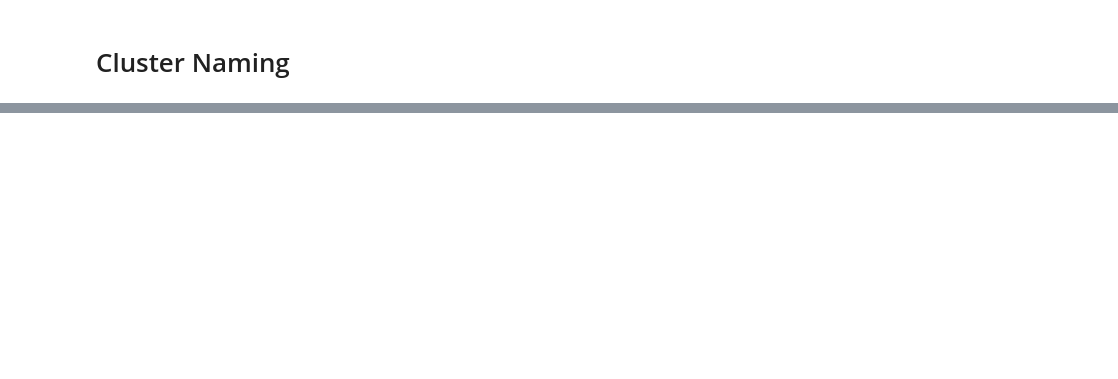
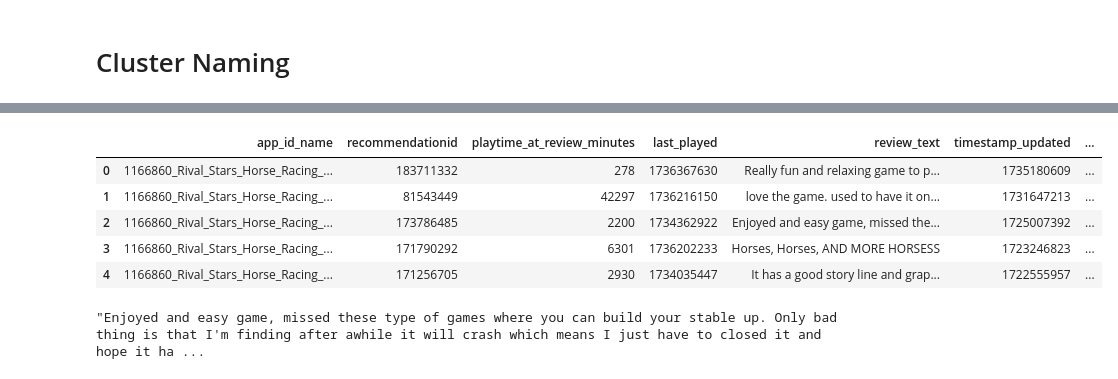
Before and after one commit to fb-pikpok/Cluster_Analysis, a Jupyter notebook: HRC.ipynb, the cells around one changed output, grey strips where cells are left out. Saved outputs shown, nothing was run; the diff lists cells and outputs as text; code cells hidden in the pictures; blank space fills up the shorter version.

```diff
--- a/HRC.ipynb
+++ b/HRC.ipynb
@@ -63 +32,11 @@ filtered_data = filter_and_enrich_data(data_cleaned, columns_of_interest)
+# %%
+# Read the transcript
+with open(path_input, 'r', encoding='utf-8') as file:
+    transcript = file.readlines()
+# %%
+# concatenate every 100 lines + get rid of '\n'
+
+transcript_joined = []
+for i in range(0, len(transcript), 40):
+    transcript_joined.append(' '.join([line.strip() for line in transcript[i:i+100]]))
 # %%
@@ -352,0 +305,24 @@ save_data_for_streamlit(df_total, path_db_final)
+# %%
+# My imports
+from helper.redshift_conector_standalone import *
+
+# https://store.steampowered.com/app/1166860/Rival_Stars_Horse_Racing_Desktop_Edition/
+
+# SQL Query Redshift
+sql_query = """
+SELECT *
+FROM steam_review
+where app_id_name = '1166860_Rival_Stars_Horse_Racing_Desktop_Edition'
+"""
+logger.info(f"Query Redshift with: {sql_query}")
+
+try:
+    results_json, results_df = fetch_query_results(sql_query)
+    # Print the first row of the DataFrame
+    logger.info("Successfully fetched query results, with shape: %s", results_df.shape)
+except Exception as e:
+    logger.error(f"Error fetching query results: {e}")
+    raise
+
+# Save the json
+save_to_json(results_json, path_db_prepared)
@@ -352,0 +337,13 @@ save_data_for_streamlit(df_total, path_db_final)
+# %%
+results_df.head()
+# %% [output]
+|  | app_id_name | recommendationid | playtime_at_review_minutes | last_played | review_text | timestamp_updated | ... |
+| 0 | 1166860_Rival_Stars_Horse_Racing_... | 183711332 | 278 | 1736367630 | Really fun and relaxing game to p... | 1735180609 | ... |
+| 1 | 1166860_Rival_Stars_Horse_Racing_... | 81543449 | 42297 | 1736216150 | love the game. used to have it on... | 1731647213 | ... |
+| 2 | 1166860_Rival_Stars_Horse_Racing_... | 173786485 | 2200 | 1734362922 | Enjoyed and easy game, missed the... | 1725007392 | ... |
+| 3 | 1166860_Rival_Stars_Horse_Racing_... | 171790292 | 6301 | 1736202233 | Horses, Horses, AND MORE HORSESS | 1723246823 | ... |
+| 4 | 1166860_Rival_Stars_Horse_Racing_... | 171256705 | 2930 | 1734035447 | It has a good story line and grap... | 1722555957 | ... |
+# %%
+results_df['review_text'][2]
+# %% [output]
+"Enjoyed and easy game, missed these type of games where you can build your stable up. Only bad thing is that I'm finding after awhile it will crash which means I just have to closed it and hope it ha ...
```
Also changed, not shown: parts of 41 cells of this notebook, 6 other files.
